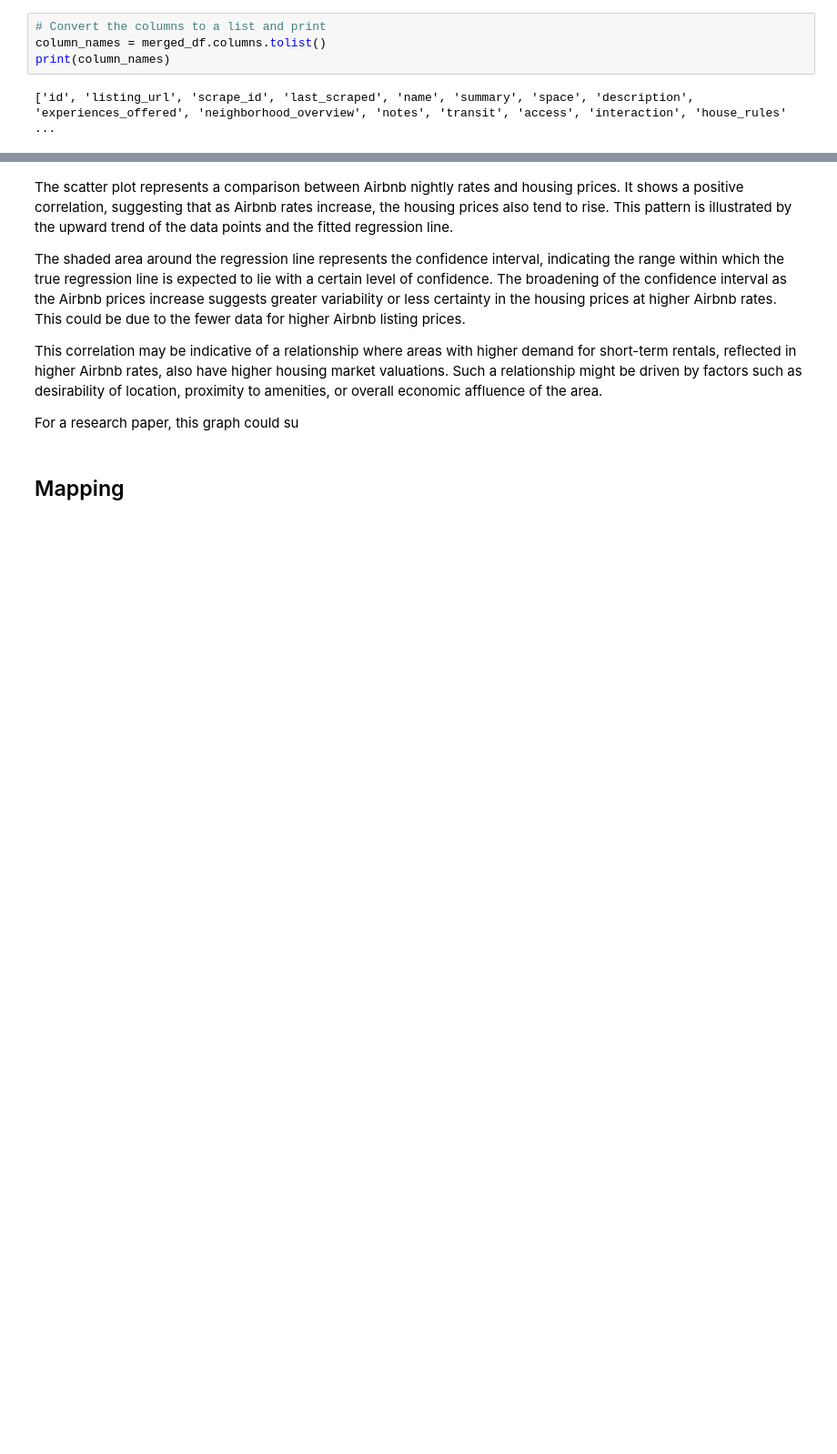
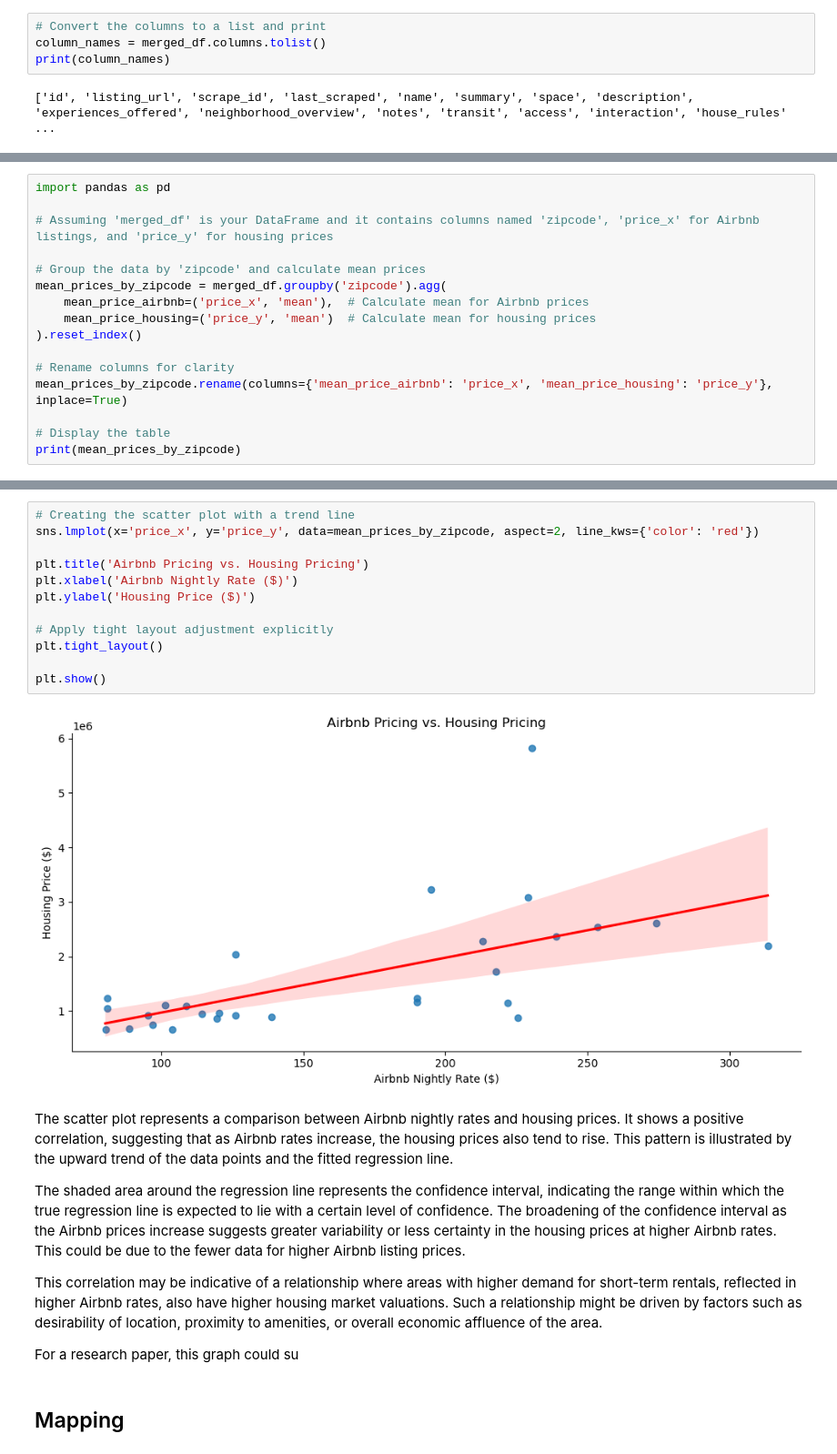
Before and after one commit to ECO225-W2024/project-one-code-32record, a Jupyter notebook: Project1 notebook.ipynb, the cells around one changed output, grey strips where cells are left out. Shown at 91% size. Drawn from its saved outputs; the diff is of its cells as text; blank space fills up the shorter version.

```diff
--- a/Project1 notebook.ipynb
+++ b/Project1 notebook.ipynb
@@ -517,0 +432,16 @@ plt.show()
+# %%
+import pandas as pd
+
+# Assuming 'merged_df' is your DataFrame and it contains columns named 'zipcode', 'price_x' for Airbnb listings, and 'price_y' for housing prices
+
+# Group the data by 'zipcode' and calculate mean prices
+mean_prices_by_zipcode = merged_df.groupby('zipcode').agg(
+    mean_price_airbnb=('price_x', 'mean'),  # Calculate mean for Airbnb prices
+    mean_price_housing=('price_y', 'mean')  # Calculate mean for housing prices
+).reset_index()
+
+# Rename columns for clarity
+mean_prices_by_zipcode.rename(columns={'mean_price_airbnb': 'price_x', 'mean_price_housing': 'price_y'}, inplace=True)
+
+# Display the table
+print(mean_prices_by_zipcode)
@@ -518,3 +466,17 @@ plt.show()
+# %%
+# Creating the scatter plot with a trend line
+sns.lmplot(x='price_x', y='price_y', data=mean_prices_by_zipcode, aspect=2, line_kws={'color': 'red'})
+
+plt.title('Airbnb Pricing vs. Housing Pricing')
+plt.xlabel('Airbnb Nightly Rate ($)')
+plt.ylabel('Housing Price ($)')
+
+# Apply tight layout adjustment explicitly
+plt.tight_layout()
+
+plt.show()
+# %% [output]
+[figure, added]
 # %% [markdown]
 
 The scatter plot represents a comparison between Airbnb nightly rates and housing prices. It shows a positive correlation, suggesting that as Airbnb rates increase, the housing prices also tend to rise. This pattern is illustrated by the upward trend of the data points and the fitted regression line.
```
Also changed, not shown: parts of 5 cells of this notebook.
